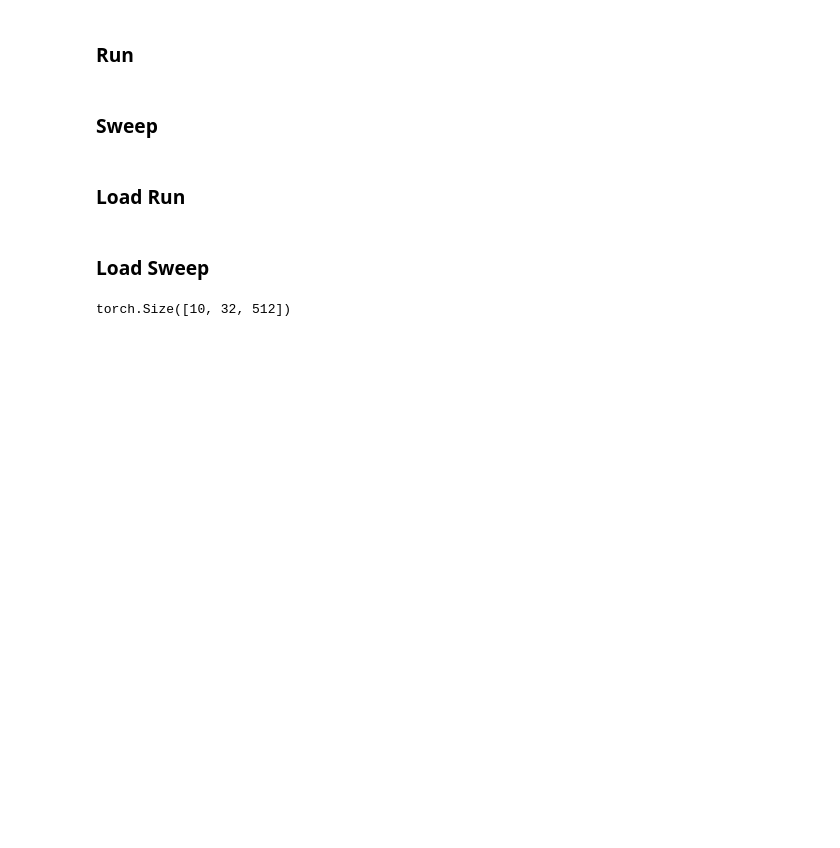
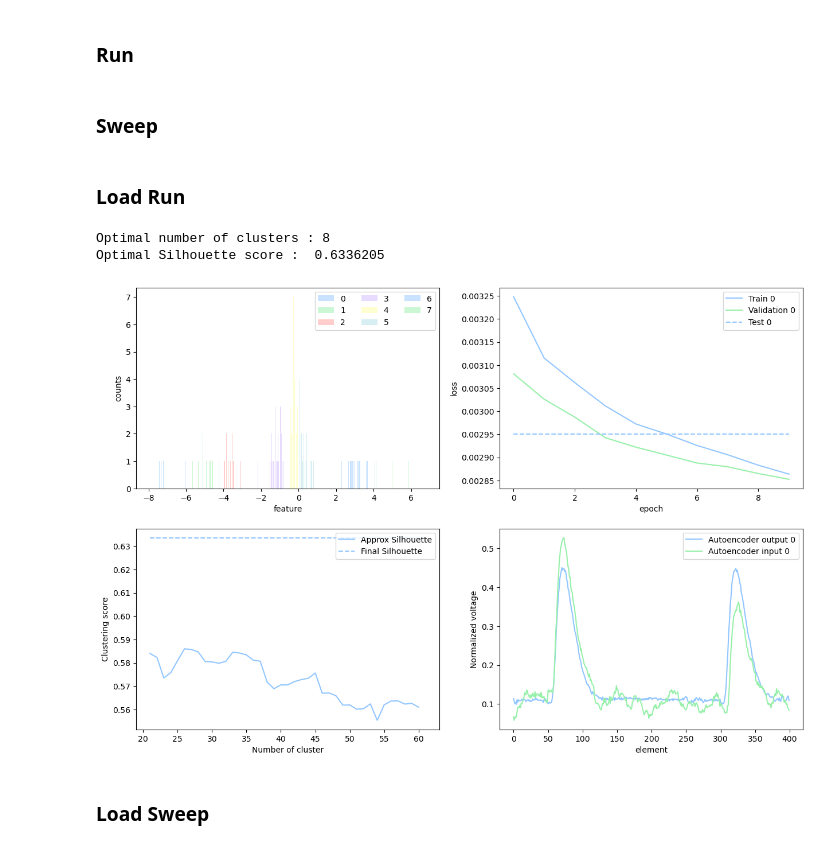
Before and after one commit to polyquantique/Photon-Number-Classification, a Jupyter notebook: AutoencoderAPI.ipynb, the cells around one changed output. Drawn from its saved outputs; the diff is of its cells as text; code cells hidden in the pictures; blank space fills up the shorter version.

```diff
--- a/AutoencoderAPI.ipynb
+++ b/AutoencoderAPI.ipynb
@@ -108,14 +108,10 @@ sweep_config = {
+# %%
+load_run_results("run-2023-08-31-12-09", 20, 60)
+# %% [output]
+Optimal number of clusters : 8
+Optimal Silhouette score :  0.6336205
+[figure, added]
 # %% [markdown]
 ### Load Sweep
 # %%
 #load_sweep_results("TripletMSE 6", ["alpha", "epochs"])
-# %%
-from torch import nn
-import torch
-
-encoder_layer = nn.TransformerEncoderLayer(d_model=512, nhead=8, activation='gelu', dim_feedforward=50)
-src = torch.rand(10, 32, 512)
-out = encoder_layer(src)
-out.size()
-# %% [output]
-torch.Size([10, 32, 512])
```
Also changed, not shown: parts of 7 cells of this notebook, 54 other files.
